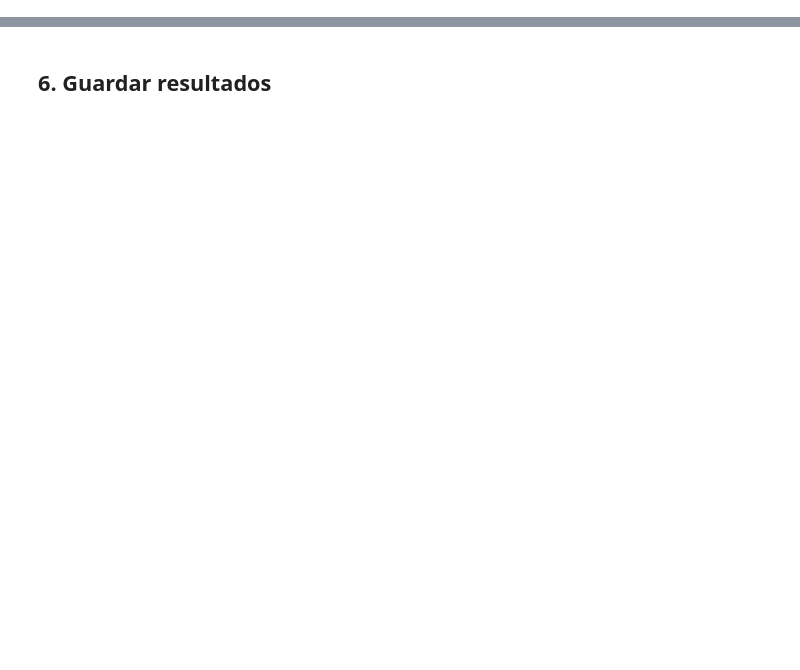
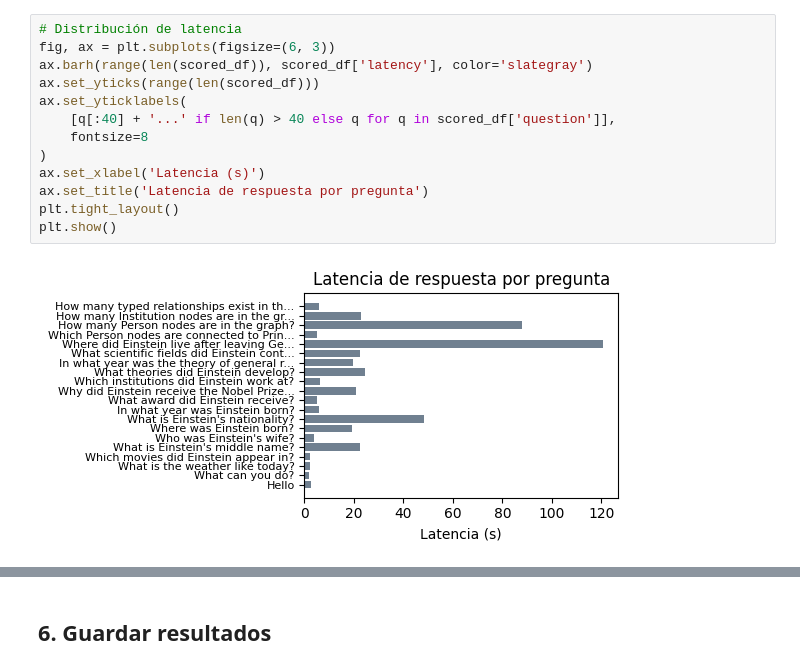
Before and after one commit to pgutierrez858/Graph-RAG, a Jupyter notebook: notebooks/03_evaluation_demo.ipynb, the cells around one changed output, grey strips where cells are left out. Saved outputs shown, nothing was run; the diff lists cells and outputs as text; blank space fills up the shorter version.

```diff
--- a/notebooks/03_evaluation_demo.ipynb
+++ b/notebooks/03_evaluation_demo.ipynb
@@ -128,0 +664,15 @@ print(f"Context Recall: {results_df.loc[worst_idx, 'context_recall']:.3f}")
+# %%
+# Distribución de latencia
+fig, ax = plt.subplots(figsize=(6, 3))
+ax.barh(range(len(scored_df)), scored_df['latency'], color='slategray')
+ax.set_yticks(range(len(scored_df)))
+ax.set_yticklabels(
+    [q[:40] + '...' if len(q) > 40 else q for q in scored_df['question']],
+    fontsize=8
+)
+ax.set_xlabel('Latencia (s)')
+ax.set_title('Latencia de respuesta por pregunta')
+plt.tight_layout()
+plt.show()
+# %% [output]
+[figure, added]
```
Also changed, not shown: parts of 44 cells of this notebook, 25 other files.
